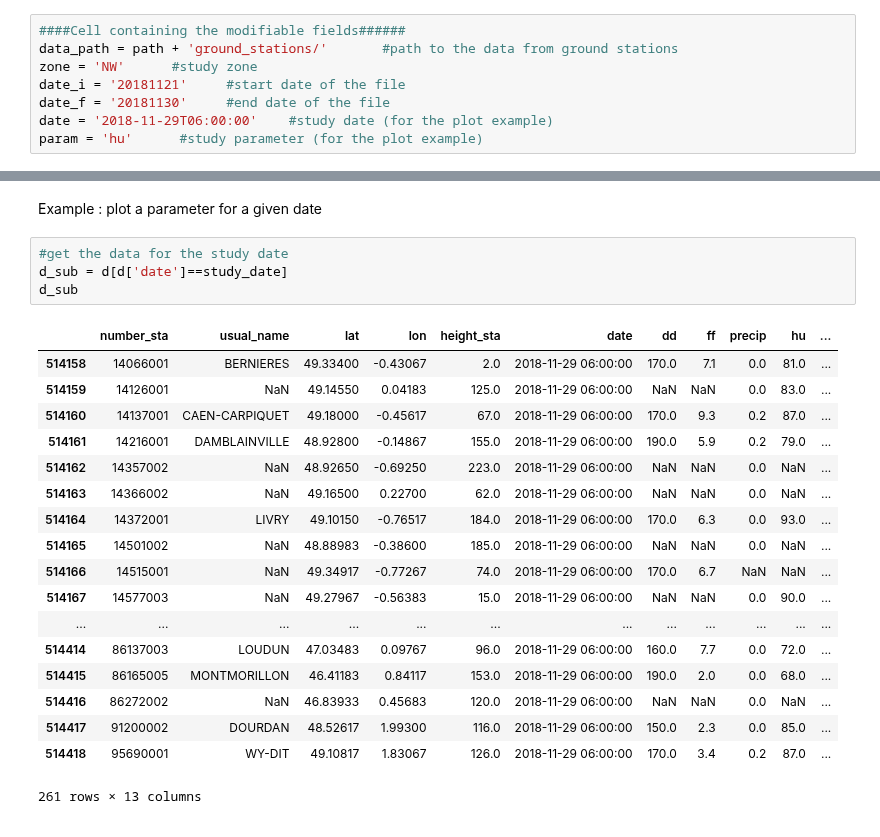
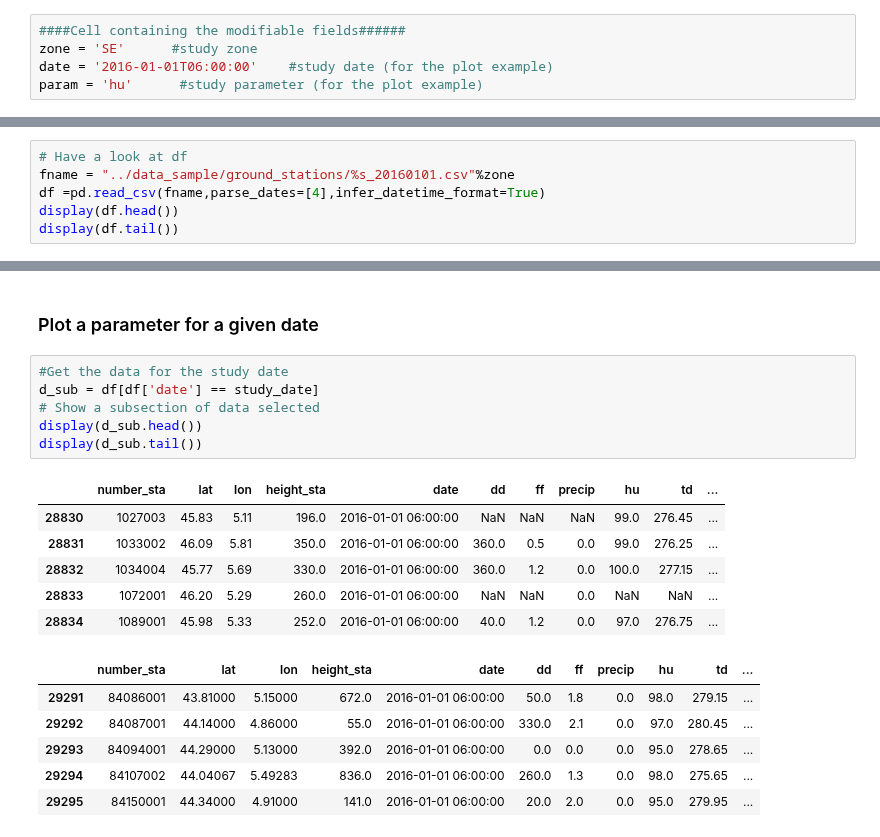
Before and after one commit to meteofrance/meteonet, a Jupyter notebook: data_exploration/ground_stations/open_ground_stations.ipynb, the cells around one changed output, grey strips where cells are left out. Drawn from its saved outputs; the diff is of its cells as text.

Commit message:
Changing ground station notebook to take as input the new csv file format

```diff
--- a/data_exploration/ground_stations/open_ground_stations.ipynb
+++ b/data_exploration/ground_stations/open_ground_stations.ipynb
@@ -33,8 +42,5 @@ from data_exploration.utils.coordinates_and_projection import *
 # %%
 ####Cell containing the modifiable fields######
-data_path = path + 'ground_stations/'       #path to the data from ground stations
-zone = 'NW'      #study zone
-date_i = '20181121'     #start date of the file
-date_f = '20181130'     #end date of the file
-date = '2018-11-29T06:00:00'    #study date (for the plot example)
+zone = 'SE'      #study zone
+date = '2016-01-01T06:00:00'    #study date (for the plot example)
 param = 'hu'      #study parameter (for the plot example)
@@ -128,0 +49,6 @@ dtype: object
+# %%
+# Have a look at df
+fname = "../data_sample/ground_stations/%s_20160101.csv"%zone
+df =pd.read_csv(fname,parse_dates=[4],infer_datetime_format=True)
+display(df.head())
+display(df.tail())
@@ -129,27 +86,23 @@ dtype: object
 # %% [markdown]
-Example : plot a parameter for a given date
+### Plot a parameter for a given date
 # %%
-#get the data for the study date
-d_sub = d[d['date']==study_date]
-d_sub
+#Get the data for the study date
+d_sub = df[df['date'] == study_date]
+# Show a subsection of data selected
+display(d_sub.head())
+display(d_sub.tail())
 # %% [output]
-|  | number_sta | usual_name | lat | lon | height_sta | date | dd | ff | precip | hu | ... |
-| 514158 | 14066001 | BERNIERES | 49.33400 | -0.43067 | 2.0 | 2018-11-29 06:00:00 | 170.0 | 7.1 | 0.0 | 81.0 | ... |
-| 514159 | 14126001 | NaN | 49.14550 | 0.04183 | 125.0 | 2018-11-29 06:00:00 | NaN | NaN | 0.0 | 83.0 | ... |
-| 514160 | 14137001 | CAEN-CARPIQUET | 49.18000 | -0.45617 | 67.0 | 2018-11-29 06:00:00 | 170.0 | 9.3 | 0.2 | 87.0 | ... |
-| 514161 | 14216001 | DAMBLAINVILLE | 48.92800 | -0.14867 | 155.0 | 2018-11-29 06:00:00 | 190.0 | 5.9 | 0.2 | 79.0 | ... |
-| 514162 | 14357002 | NaN | 48.92650 | -0.69250 | 223.0 | 2018-11-29 06:00:00 | NaN | NaN | 0.0 | NaN | ... |
-| 514163 | 14366002 | NaN | 49.16500 | 0.22700 | 62.0 | 2018-11-29 06:00:00 | NaN | NaN | 0.0 | NaN | ... |
-| 514164 | 14372001 | LIVRY | 49.10150 | -0.76517 | 184.0 | 2018-11-29 06:00:00 | 170.0 | 6.3 | 0.0 | 93.0 | ... |
-| 514165 | 14501002 | NaN | 48.88983 | -0.38600 | 185.0 | 2018-11-29 06:00:00 | NaN | NaN | 0.0 | NaN | ... |
-| 514166 | 14515001 | NaN | 49.34917 | -0.77267 | 74.0 | 2018-11-29 06:00:00 | 170.0 | 6.7 | NaN | NaN | ... |
-| 514167 | 14577003 | NaN | 49.27967 | -0.56383 | 15.0 | 2018-11-29 06:00:00 | NaN | NaN | 0.0 | 90.0 | ... |
-| ... | ... | ... | ... | ... | ... | ... | ... | ... | ... | ... | ... |
-| 514414 | 86137003 | LOUDUN | 47.03483 | 0.09767 | 96.0 | 2018-11-29 06:00:00 | 160.0 | 7.7 | 0.0 | 72.0 | ... |
-| 514415 | 86165005 | MONTMORILLON | 46.41183 | 0.84117 | 153.0 | 2018-11-29 06:00:00 | 190.0 | 2.0 | 0.0 | 68.0 | ... |
-| 514416 | 86272002 | NaN | 46.83933 | 0.45683 | 120.0 | 2018-11-29 06:00:00 | NaN | NaN | 0.0 | NaN | ... |
-| 514417 | 91200002 | DOURDAN | 48.52617 | 1.99300 | 116.0 | 2018-11-29 06:00:00 | 150.0 | 2.3 | 0.0 | 85.0 | ... |
-| 514418 | 95690001 | WY-DIT | 49.10817 | 1.83067 | 126.0 | 2018-11-29 06:00:00 | 170.0 | 3.4 | 0.2 | 87.0 | ... |
+|  | number_sta | lat | lon | height_sta | date | dd | ff | precip | hu | td | ... |
+| 28830 | 1027003 | 45.83 | 5.11 | 196.0 | 2016-01-01 06:00:00 | NaN | NaN | NaN | 99.0 | 276.45 | ... |
+| 28831 | 1033002 | 46.09 | 5.81 | 350.0 | 2016-01-01 06:00:00 | 360.0 | 0.5 | 0.0 | 99.0 | 276.25 | ... |
+| 28832 | 1034004 | 45.77 | 5.69 | 330.0 | 2016-01-01 06:00:00 | 360.0 | 1.2 | 0.0 | 100.0 | 277.15 | ... |
+| 28833 | 1072001 | 46.20 | 5.29 | 260.0 | 2016-01-01 06:00:00 | NaN | NaN | 0.0 | NaN | NaN | ... |
+| 28834 | 1089001 | 45.98 | 5.33 | 252.0 | 2016-01-01 06:00:00 | 40.0 | 1.2 | 0.0 | 97.0 | 276.75 | ... |
-261 rows × 13 columns
+|  | number_sta | lat | lon | height_sta | date | dd | ff | precip | hu | td | ... |
+| 29291 | 84086001 | 43.81000 | 5.15000 | 672.0 | 2016-01-01 06:00:00 | 50.0 | 1.8 | 0.0 | 98.0 | 279.15 | ... |
+| 29292 | 84087001 | 44.14000 | 4.86000 | 55.0 | 2016-01-01 06:00:00 | 330.0 | 2.1 | 0.0 | 97.0 | 280.45 | ... |
+| 29293 | 84094001 | 44.29000 | 5.13000 | 392.0 | 2016-01-01 06:00:00 | 0.0 | 0.0 | 0.0 | 95.0 | 278.65 | ... |
+| 29294 | 84107002 | 44.04067 | 5.49283 | 836.0 | 2016-01-01 06:00:00 | 260.0 | 1.3 | 0.0 | 98.0 | 275.65 | ... |
+| 29295 | 84150001 | 44.34000 | 4.91000 | 141.0 | 2016-01-01 06:00:00 | 20.0 | 2.0 | 0.0 | 95.0 | 279.95 | ... |
 # %%
 #plot the data
```
Also changed, not shown: parts of 14 cells of this notebook, 1 other file.
